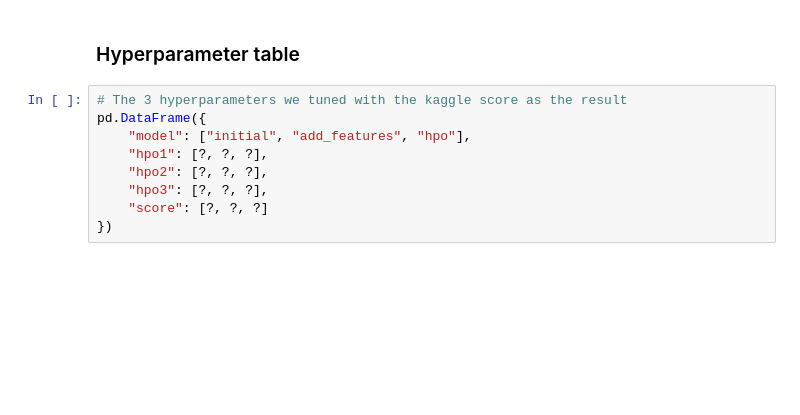
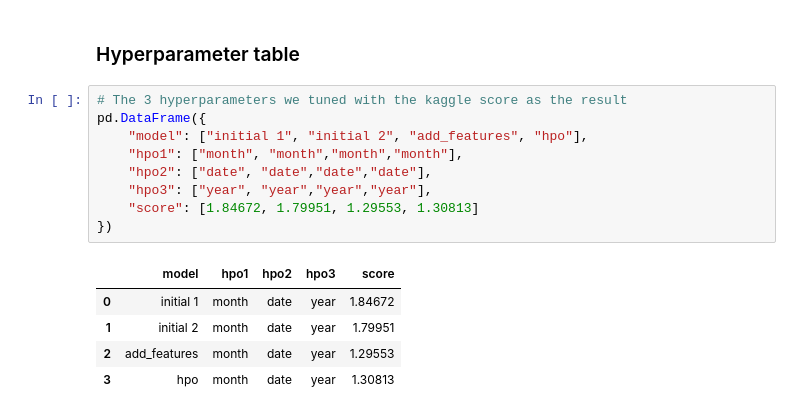
Before and after one commit to rdkworld/MLF-Nanodegree-2023, a Jupyter notebook: project/project-template.ipynb, the cells around one changed output. Saved outputs shown, nothing was run; the diff lists cells and outputs as text; blank space fills up the shorter version.

```diff
--- a/project/project-template.ipynb
+++ b/project/project-template.ipynb
@@ -484,9 +564,15 @@ fig.savefig('model_test_score.png')
 # %%
 # The 3 hyperparameters we tuned with the kaggle score as the result
 pd.DataFrame({
-    "model": ["initial", "add_features", "hpo"],
-    "hpo1": [?, ?, ?],
-    "hpo2": [?, ?, ?],
-    "hpo3": [?, ?, ?],
-    "score": [?, ?, ?]
+    "model": ["initial 1", "initial 2", "add_features", "hpo"],
+    "hpo1": ["month", "month","month","month"],
+    "hpo2": ["date", "date","date","date"],
+    "hpo3": ["year", "year","year","year"],
+    "score": [1.84672, 1.79951, 1.29553, 1.30813]
 })
+# %% [output]
+|  | model | hpo1 | hpo2 | hpo3 | score |
+| 0 | initial 1 | month | date | year | 1.84672 |
+| 1 | initial 2 | month | date | year | 1.79951 |
+| 2 | add_features | month | date | year | 1.29553 |
+| 3 | hpo | month | date | year | 1.30813 |
```
Also changed, not shown: parts of 9 cells of this notebook.
